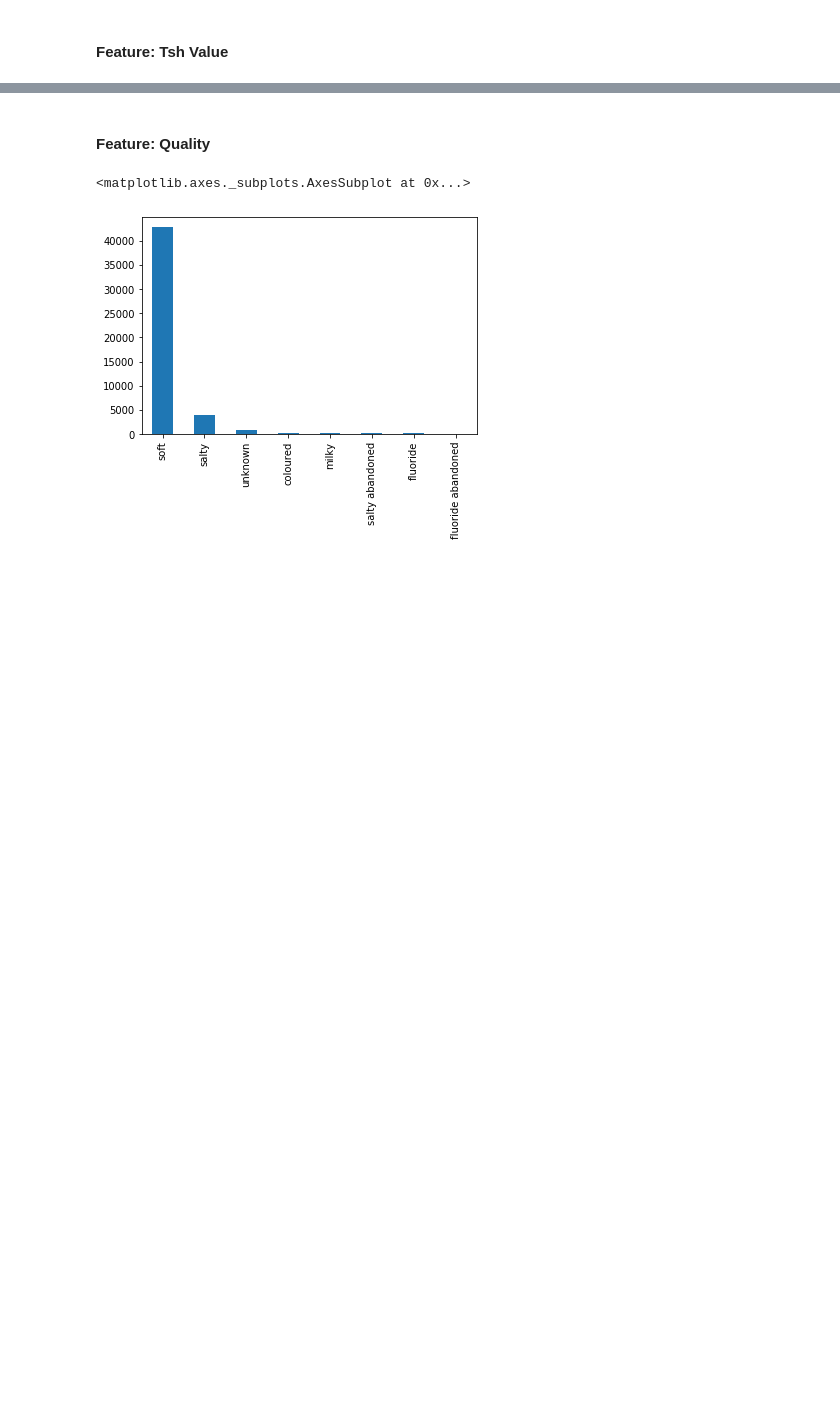
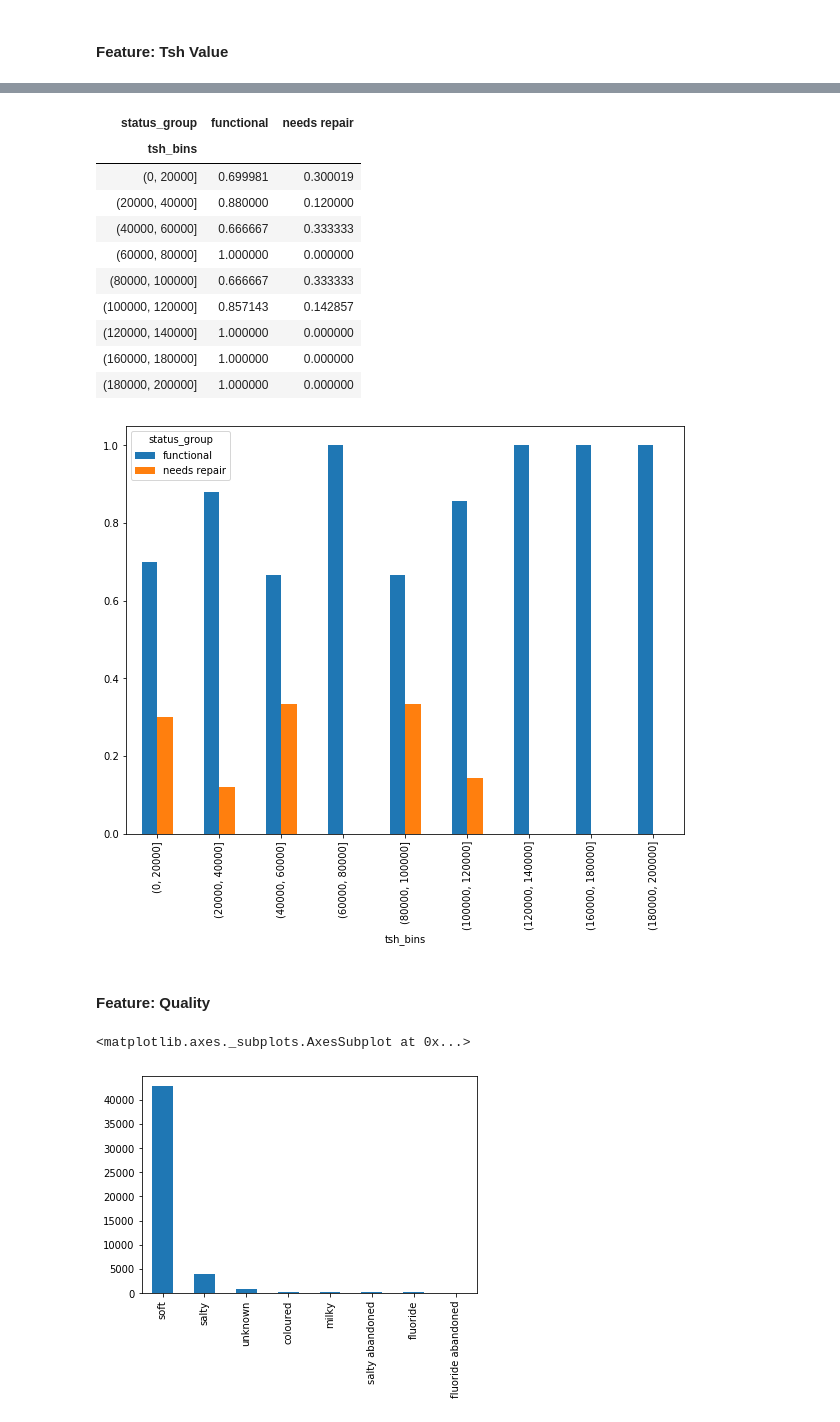
Before and after one commit to rashidbaset/Module3_Project, a Jupyter notebook: Notebooks/EDA.ipynb, the cells around one changed output, grey strips where cells are left out. Drawn from its saved outputs; the diff is of its cells as text; code cells hidden in the pictures; blank space fills up the shorter version.

```diff
--- a/Notebooks/EDA.ipynb
+++ b/Notebooks/EDA.ipynb
@@ -86,3 +224,24 @@ df.amount_tsh.value_counts().plot(kind='bar')
+# %%
+tshbinsb = range(2, df_b.amount_tsh.max(), 25000)
+df_b['tsh_bins'] = pd.cut(df_b.amount_tsh, bins=tshbins)
+# %%
+#df.groupby('tsh_bins').status_group.value_counts()
+tshsb = pd.crosstab(df_b.tsh_bins,df_b.status_group,normalize='index')
+tshsb.plot(kind='bar',figsize=(10,7.50),fontsize=10)
+tshsb
+# %% [output]
+| status_group | functional | needs repair |
+| tsh_bins |  |  |
+| (0, 20000] | 0.699981 | 0.300019 |
+| (20000, 40000] | 0.880000 | 0.120000 |
+| (40000, 60000] | 0.666667 | 0.333333 |
+| (60000, 80000] | 1.000000 | 0.000000 |
+| (80000, 100000] | 0.666667 | 0.333333 |
+| (100000, 120000] | 0.857143 | 0.142857 |
+| (120000, 140000] | 1.000000 | 0.000000 |
+| (160000, 180000] | 1.000000 | 0.000000 |
+| (180000, 200000] | 1.000000 | 0.000000 |
+[figure, added]
 # %% [markdown]
 #### Feature: Quality
 # %%
```
Also changed, not shown: parts of 106 cells of this notebook, 2 other files.
